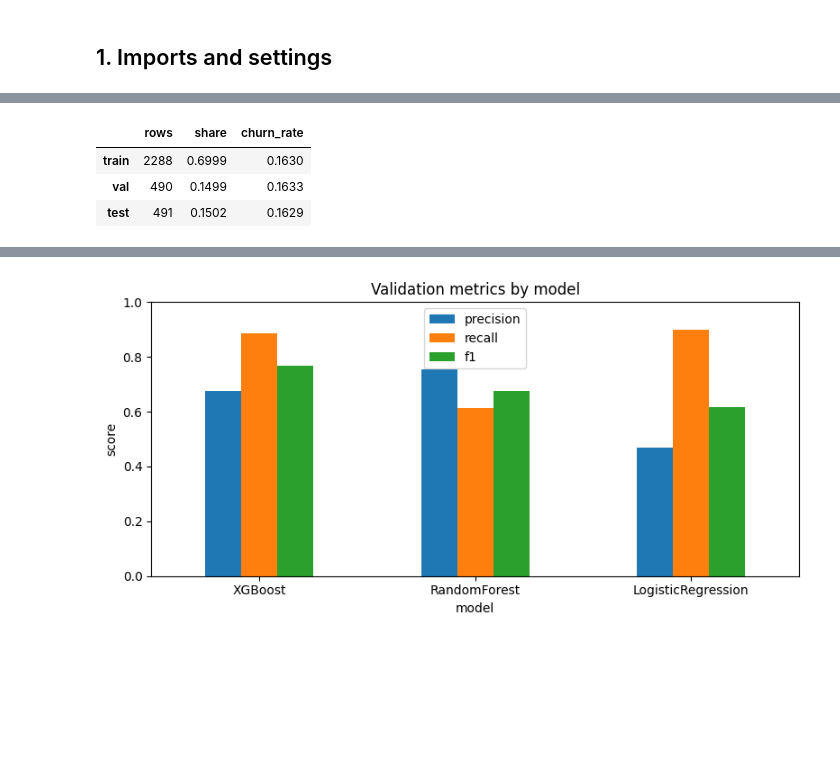
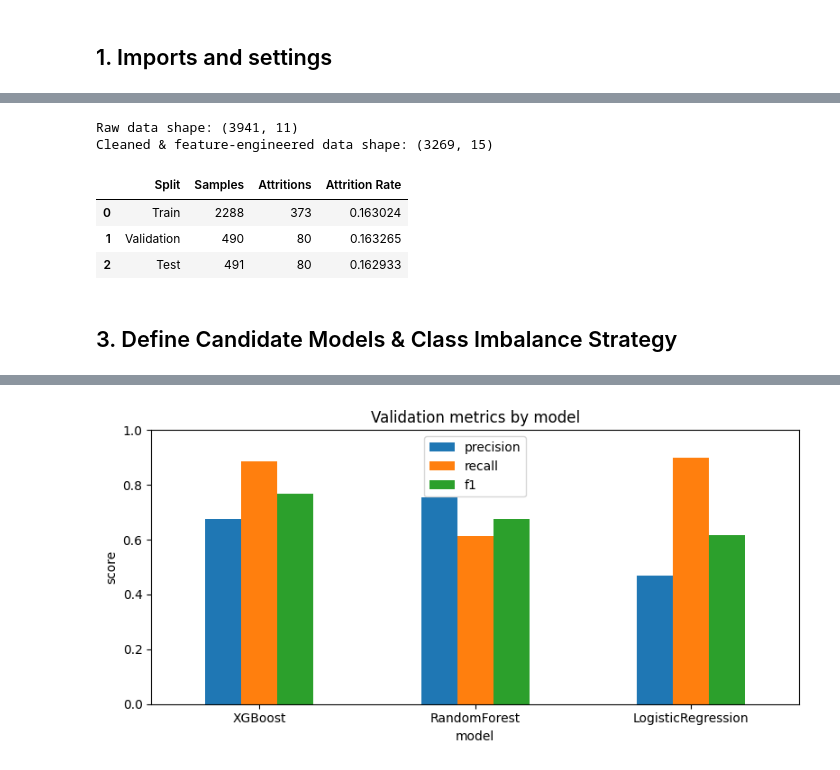
Before and after one commit to kareemxmhmd/Customer_Churn_Prediction, a Jupyter notebook: notebooks/02_modeling.ipynb, the cells around one changed output, grey strips where cells are left out. Cells and saved outputs as stored; diff of their text form; code cells hidden in the pictures; blank space fills up the shorter version.

```diff
--- a/notebooks/02_modeling.ipynb
+++ b/notebooks/02_modeling.ipynb
@@ -79,14 +63,26 @@ raw: (3941, 11) | clean: (3269, 15)
-# %%
-X_train, X_val, X_test, y_train, y_val, y_test = split_data(df, seed=SEED)
-
-summary = pd.DataFrame({
-    "rows": [len(y_train), len(y_val), len(y_test)],
-    "share": [len(y_train) / len(df), len(y_val) / len(df), len(y_test) / len(df)],
-    "churn_rate": [y_train.mean(), y_val.mean(), y_test.mean()],
-}, index=["train", "val", "test"])
-summary.round(4)
-# %% [output]
-|  | rows | share | churn_rate |
-| train | 2288 | 0.6999 | 0.1630 |
-| val | 490 | 0.1499 | 0.1633 |
-| test | 491 | 0.1502 | 0.1629 |
+# %%
+raw_df = pd.read_csv(DATA_PATH)
+print(f"Raw data shape: {raw_df.shape}")
+
+clean_df = add_features(clean_data(raw_df))
+print(f"Cleaned & feature-engineered data shape: {clean_df.shape}")
+
+X_train, X_val, X_test, y_train, y_val, y_test = split_data(
+    clean_df, train_size=0.70, val_size=0.15, test_size=0.15, seed=SEED
+)
+
+split_summary = pd.DataFrame([
+    {"Split": "Train", "Samples": len(y_train), "Attritions": int(y_train.sum()), "Attrition Rate": float(y_train.mean())},
+    {"Split": "Validation", "Samples": len(y_val), "Attritions": int(y_val.sum()), "Attrition Rate": float(y_val.mean())},
+    {"Split": "Test", "Samples": len(y_test), "Attritions": int(y_test.sum()), "Attrition Rate": float(y_test.mean())},
+])
+display(split_summary)
+# %% [output]
+Raw data shape: (3941, 11)
+Cleaned & feature-engineered data shape: (3269, 15)
+|  | Split | Samples | Attritions | Attrition Rate |
+| 0 | Train | 2288 | 373 | 0.163024 |
+| 1 | Validation | 490 | 80 | 0.163265 |
+| 2 | Test | 491 | 80 | 0.162933 |
+# %% [markdown]
+## 3. Define Candidate Models & Class Imbalance Strategy
```
Also changed, not shown: parts of 16 cells of this notebook, 1 other file.
